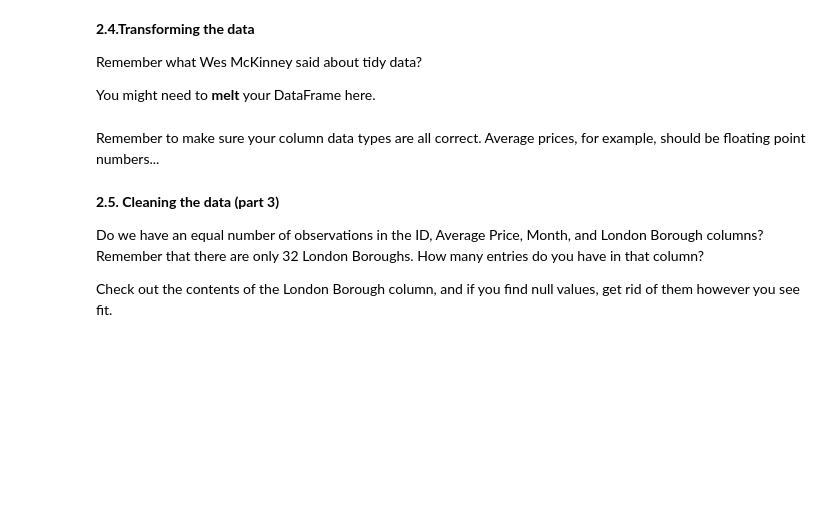
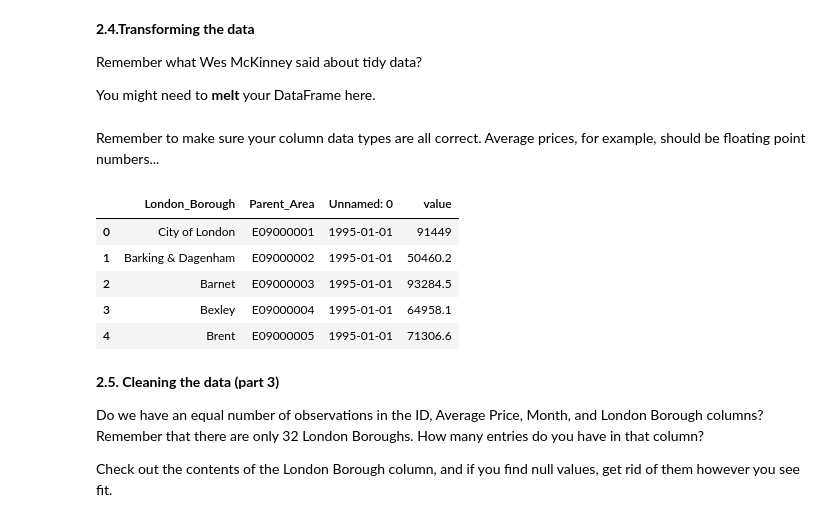
Before and after one commit to RavinderRai/London_Housing_Case_Study, a Jupyter notebook: London_Housing_Case_Study.ipynb, the cells around one changed output. Saved outputs shown, nothing was run; the diff lists cells and outputs as text; code cells hidden in the pictures; blank space fills up the shorter version.

```diff
--- a/London_Housing_Case_Study.ipynb
+++ b/London_Housing_Case_Study.ipynb
@@ -136,8 +194,19 @@ You might we have to **rename** a couple columns. How do you do this? The clue's
 Remember what Wes McKinney said about tidy data?
 
 You might need to **melt** your DataFrame here.
+# %%
+clean_prop = pd.melt(new_prop, id_vars = ['London_Borough', 'Parent_Area'])
 # %% [markdown]
 Remember to make sure your column data types are all correct. Average prices, for example, should be floating point numbers...
+# %%
+clean_prop.head()
+# %% [output]
+|  | London_Borough | Parent_Area | Unnamed: 0 | value |
+| 0 | City of London | E09000001 | 1995-01-01 | 91449 |
+| 1 | Barking & Dagenham | E09000002 | 1995-01-01 | 50460.2 |
+| 2 | Barnet | E09000003 | 1995-01-01 | 93284.5 |
+| 3 | Bexley | E09000004 | 1995-01-01 | 64958.1 |
+| 4 | Brent | E09000005 | 1995-01-01 | 71306.6 |
 # %% [markdown]
 **2.5. Cleaning the data (part 3)**
 
```
Also changed, not shown: parts of 7 cells of this notebook.
